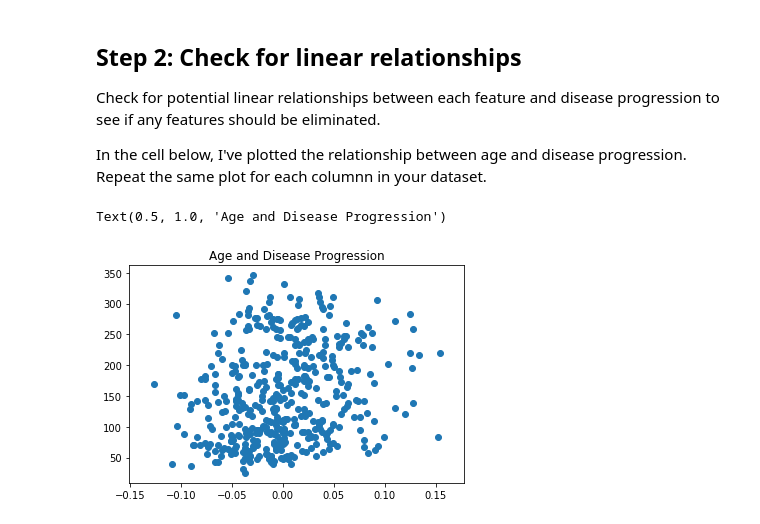
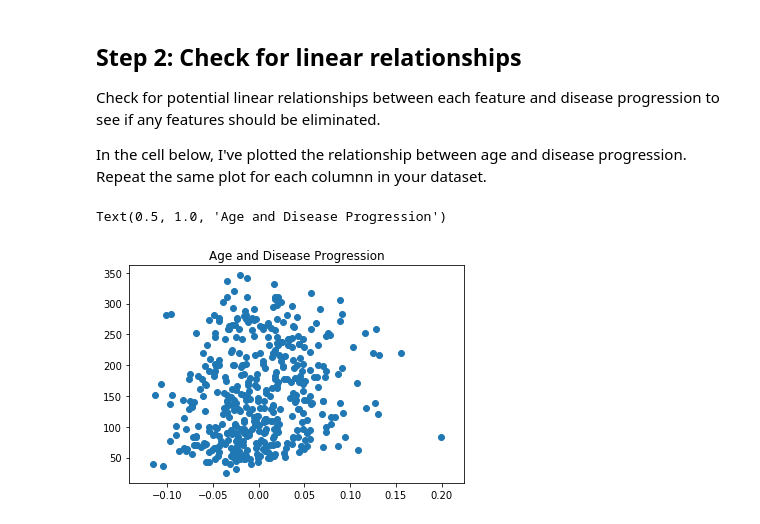
Before and after one commit to davideliason/DM4BA_Personal_Practice, a Jupyter notebook: Pandas_DataAnalysis.ipynb, the cells around one changed output. Drawn from its saved outputs; the diff is of its cells as text; code cells hidden in the pictures.

Commit message:
test s2 and disease progression

```diff
--- a/Pandas_DataAnalysis.ipynb
+++ b/Pandas_DataAnalysis.ipynb
@@ -2574,8 +2574,8 @@ Check for potential linear relationships between each feature and disease progre
 In the cell below, I've plotted the relationship between age and disease progression. Repeat the same plot for each columnn in your dataset.
 # %%
 
-plt.scatter(df_x.s1, df_y.progression)
+plt.scatter(df_x.s2, df_y.progression)
 plt.title("Age and Disease Progression")
 # %% [output]
 Text(0.5, 1.0, 'Age and Disease Progression')
-[figure, old version]
+[figure, new version]
```
